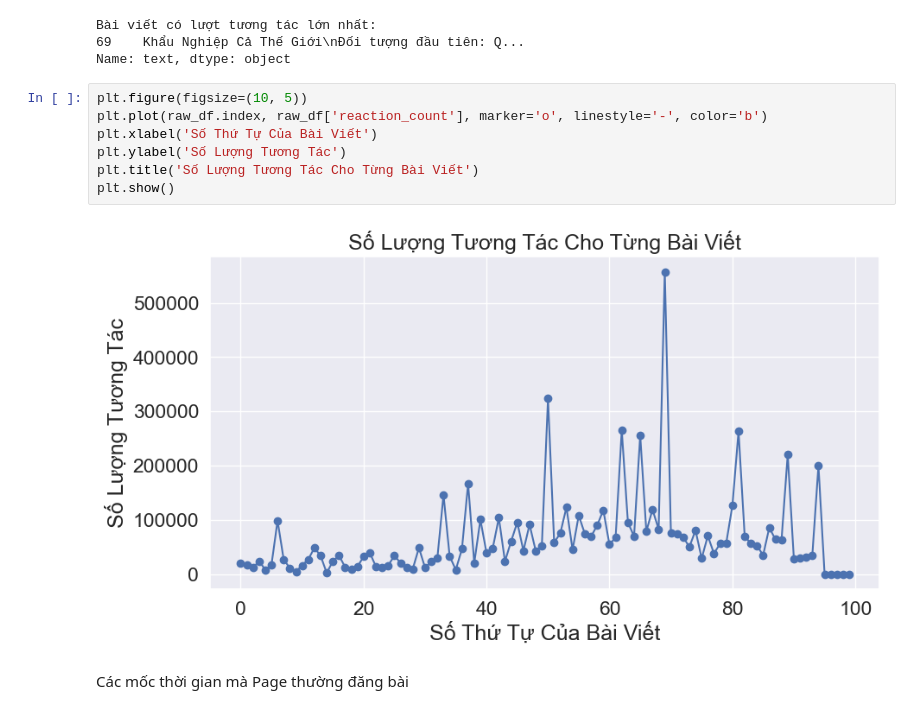
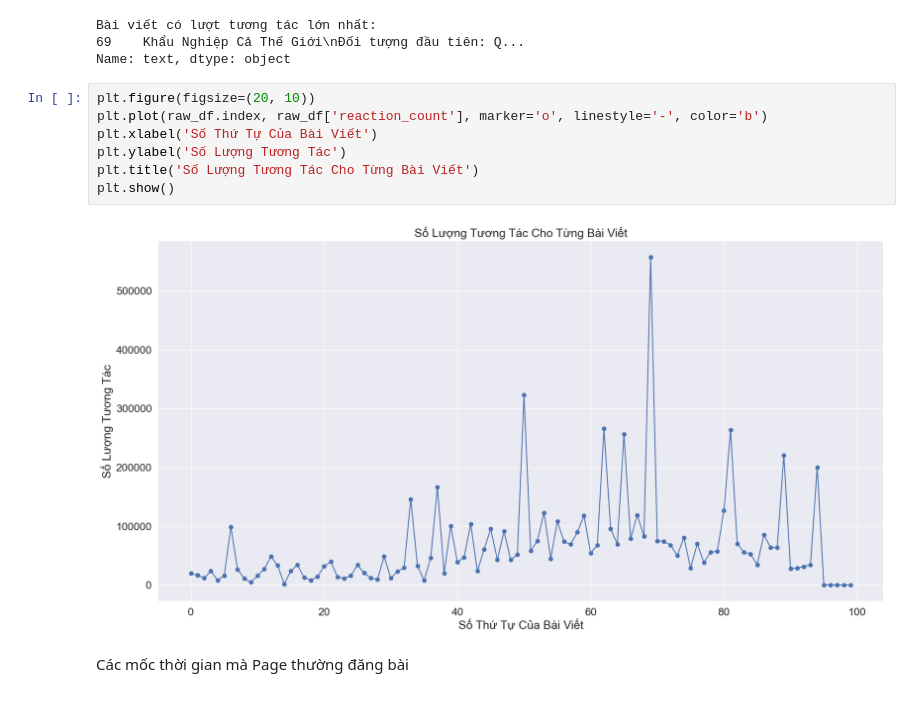
Before and after one commit to tronganh0104/final_project_AIT2003, a Jupyter notebook: Analyze_data.ipynb, the cells around one changed output. Cells and saved outputs as stored; diff of their text form.

```diff
--- a/Analyze_data.ipynb
+++ b/Analyze_data.ipynb
@@ -96,14 +93,14 @@ Bài viết có lượt tương tác lớn nhất:
 69    Khẩu Nghiệp Cả Thế Giới\nĐối tượng đầu tiên: Q...
 Name: text, dtype: object
 # %%
-plt.figure(figsize=(10, 5))
+plt.figure(figsize=(20, 10))
 plt.plot(raw_df.index, raw_df['reaction_count'], marker='o', linestyle='-', color='b')
 plt.xlabel('Số Thứ Tự Của Bài Viết')
 plt.ylabel('Số Lượng Tương Tác')
 plt.title('Số Lượng Tương Tác Cho Từng Bài Viết')
 plt.show()
 # %% [output]
-[figure, old version]
+[figure, new version]
 # %% [markdown]
 Các mốc thời gian mà Page thường đăng bài
 # %%
```
Also changed, not shown: parts of 1 cell of this notebook.
